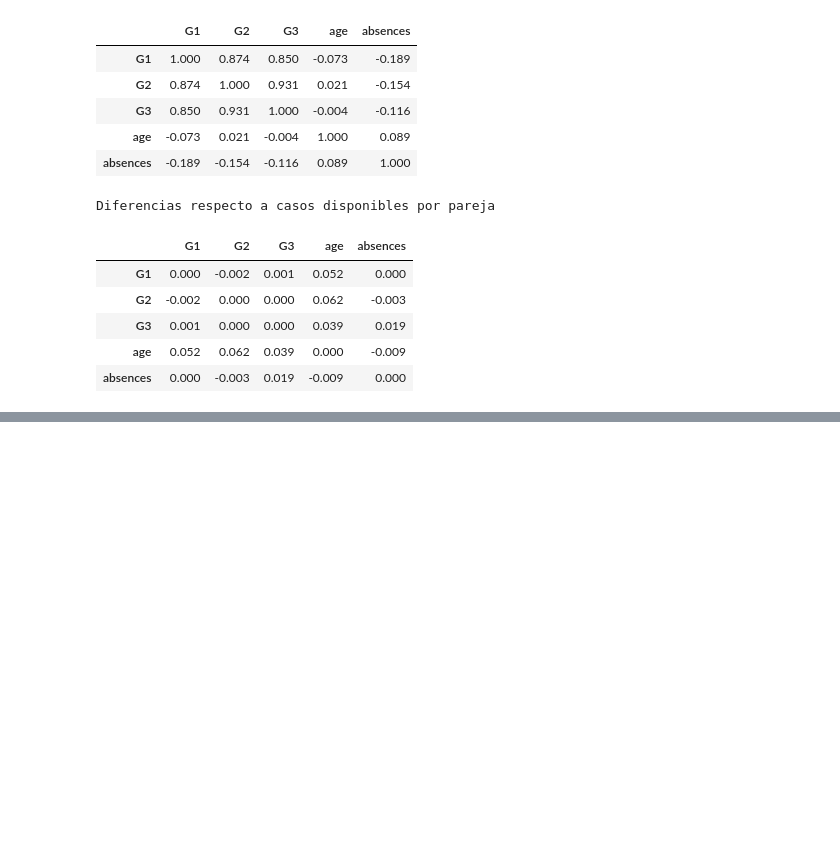
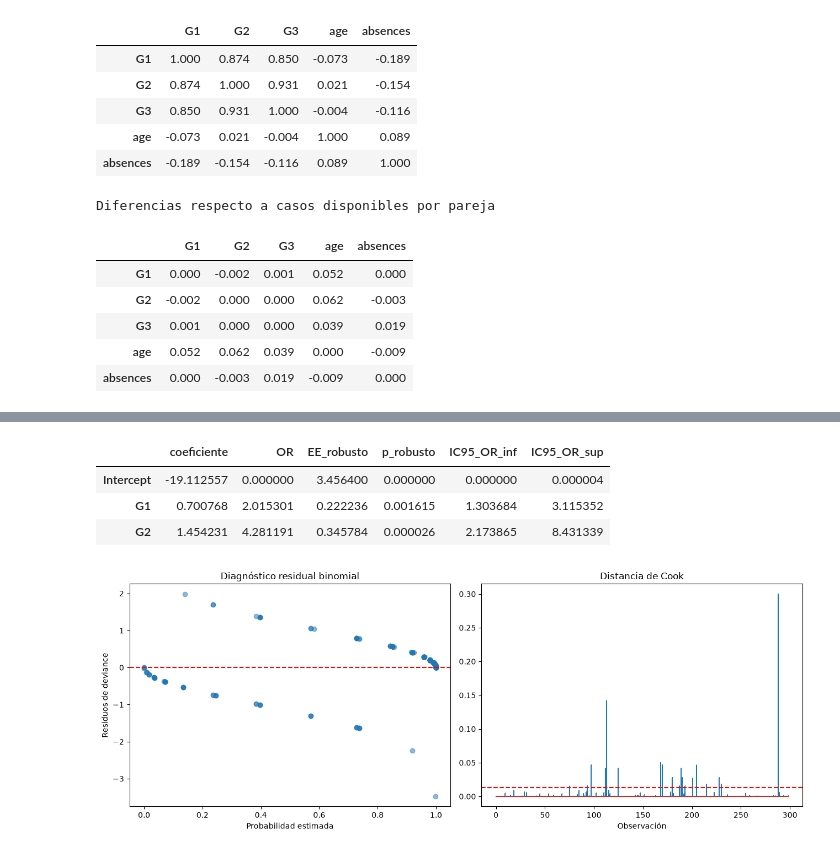
Before and after one commit to Peripera/final_ev_stadistics, a Jupyter notebook: exploratory_analysis.ipynb, the cells around one changed output, grey strips where cells are left out. Saved outputs shown, nothing was run; the diff lists cells and outputs as text; code cells hidden in the pictures; blank space fills up the shorter version.

```diff
--- a/exploratory_analysis.ipynb
+++ b/exploratory_analysis.ipynb
@@ -1746,0 +2816,75 @@ Diferencias respecto a casos disponibles por pareja
+# %%
+# Diagnóstico del GLM binomial
+influencia = glm_binomial.get_influence()
+
+diagnostico_binomial = pd.DataFrame({
+    "probabilidad": glm_binomial.fittedvalues,
+    "observado": datos_binomial["aprobado"],
+    "residuo_Pearson": glm_binomial.resid_pearson,
+    "residuo_deviance": glm_binomial.resid_deviance,
+    "Cook": influencia.cooks_distance[0],
+    "leverage": influencia.hat_matrix_diag
+})
+
+print("Pearson chi2 / gl residuales:",
+      glm_binomial.pearson_chi2 / glm_binomial.df_resid)
+
+print("Observaciones potencialmente influyentes:",
+      (diagnostico_binomial["Cook"] >
+       4/glm_binomial.nobs).sum())
+
+print("\nCinco mayores distancias de Cook:")
+display(
+    diagnostico_binomial
+    .sort_values("Cook", ascending=False)
+    .head()
+    .round(5)
+)
+
+# Inferencia robusta
+glm_binomial_robusto = smf.glm(
+    formula="aprobado ~ G1 + G2",
+    data=datos_binomial,
+    family=sm.families.Binomial()
+).fit(cov_type="HC0")
+
+ic = glm_binomial_robusto.conf_int()
+
+display(pd.DataFrame({
+    "coeficiente": glm_binomial_robusto.params,
+    "OR": np.exp(glm_binomial_robusto.params),
+    "EE_robusto": glm_binomial_robusto.bse,
+    "p_robusto": glm_binomial_robusto.pvalues,
+    "IC95_OR_inf": np.exp(ic[0]),
+    "IC95_OR_sup": np.exp(ic[1])
+}).round(6))
+
+# Visualización de residuos e influencia
+fig, axes = plt.subplots(1, 2, figsize=(13, 5))
+
+axes[0].scatter(
+    glm_binomial.fittedvalues,
+    glm_binomial.resid_deviance,
+    alpha=0.5
+)
+axes[0].axhline(0, color="red", linestyle="--")
+axes[0].set_xlabel("Probabilidad estimada")
+axes[0].set_ylabel("Residuos de deviance")
+axes[0].set_title("Diagnóstico residual binomial")
+
+axes[1].stem(
+    np.arange(len(diagnostico_binomial)),
+    diagnostico_binomial["Cook"],
+    markerfmt=","
+)
+axes[1].axhline(
+    4/glm_binomial.nobs,
+    color="red",
+    linestyle="--"
+)
+axes[1].set_title("Distancia de Cook")
+axes[1].set_xlabel("Observación")
+
+plt.tight_layout()
+plt.show()
+# %% [output]
@@ -1746,0 +2901,5 @@ Diferencias respecto a casos disponibles por pareja
+|  | coeficiente | OR | EE_robusto | p_robusto | IC95_OR_inf | IC95_OR_sup |
+| Intercept | -19.112557 | 0.000000 | 3.456400 | 0.000000 | 0.000000 | 0.000004 |
+| G1 | 0.700768 | 2.015301 | 0.222236 | 0.001615 | 1.303684 | 3.115352 |
+| G2 | 1.454231 | 4.281191 | 0.345784 | 0.000026 | 2.173865 | 8.431339 |
+[figure, added]
```
Also changed, not shown: parts of 50 cells of this notebook.
